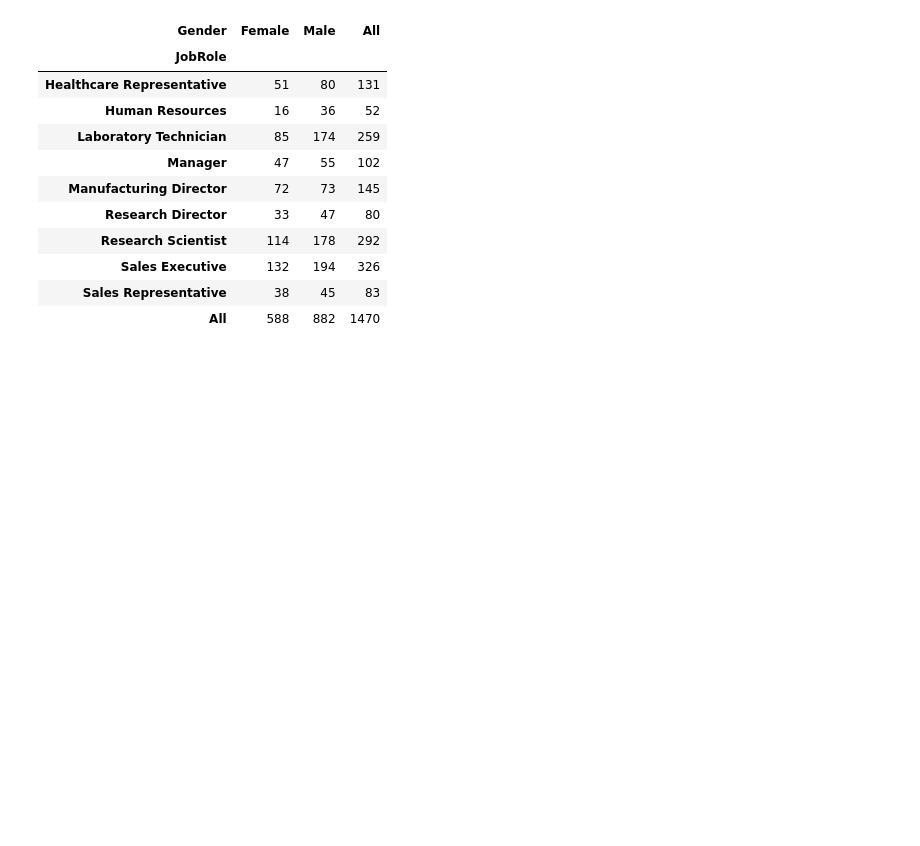
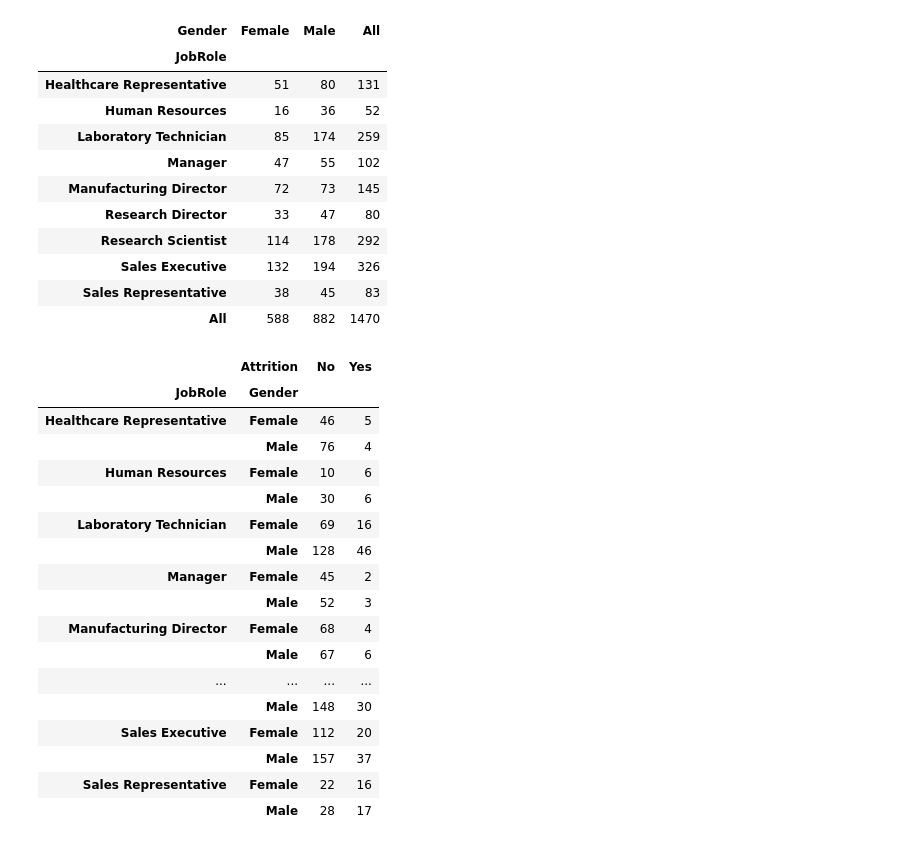
Before and after one commit to PauloViniciusR/Analise_dados, a Jupyter notebook: Proj_IBM/02_rename_columns.ipynb, the cells around one changed output. Saved outputs shown, nothing was run; the diff lists cells and outputs as text; code cells hidden in the pictures; blank space fills up the shorter version.

```diff
--- a/Proj_IBM/02_rename_columns.ipynb
+++ b/Proj_IBM/02_rename_columns.ipynb
@@ -747,3 +747,28 @@ pd.crosstab(
 | Sales Executive | 132 | 194 | 326 |
 | Sales Representative | 38 | 45 | 83 |
 | All | 588 | 882 | 1470 |
+# %%
+df.pivot_table(
+    index=["JobRole", "Gender"],
+    columns="Attrition",
+    aggfunc="size"
+)
+# %% [output]
+|  | Attrition | No | Yes |
+| JobRole | Gender |  |  |
+| Healthcare Representative | Female | 46 | 5 |
+|  | Male | 76 | 4 |
+| Human Resources | Female | 10 | 6 |
+|  | Male | 30 | 6 |
+| Laboratory Technician | Female | 69 | 16 |
+|  | Male | 128 | 46 |
+| Manager | Female | 45 | 2 |
+|  | Male | 52 | 3 |
+| Manufacturing Director | Female | 68 | 4 |
+|  | Male | 67 | 6 |
+| ... | ... | ... | ... |
+|  | Male | 148 | 30 |
+| Sales Executive | Female | 112 | 20 |
+|  | Male | 157 | 37 |
+| Sales Representative | Female | 22 | 16 |
+|  | Male | 28 | 17 |
```
Also changed, not shown: parts of 16 cells of this notebook, 3 other files.
